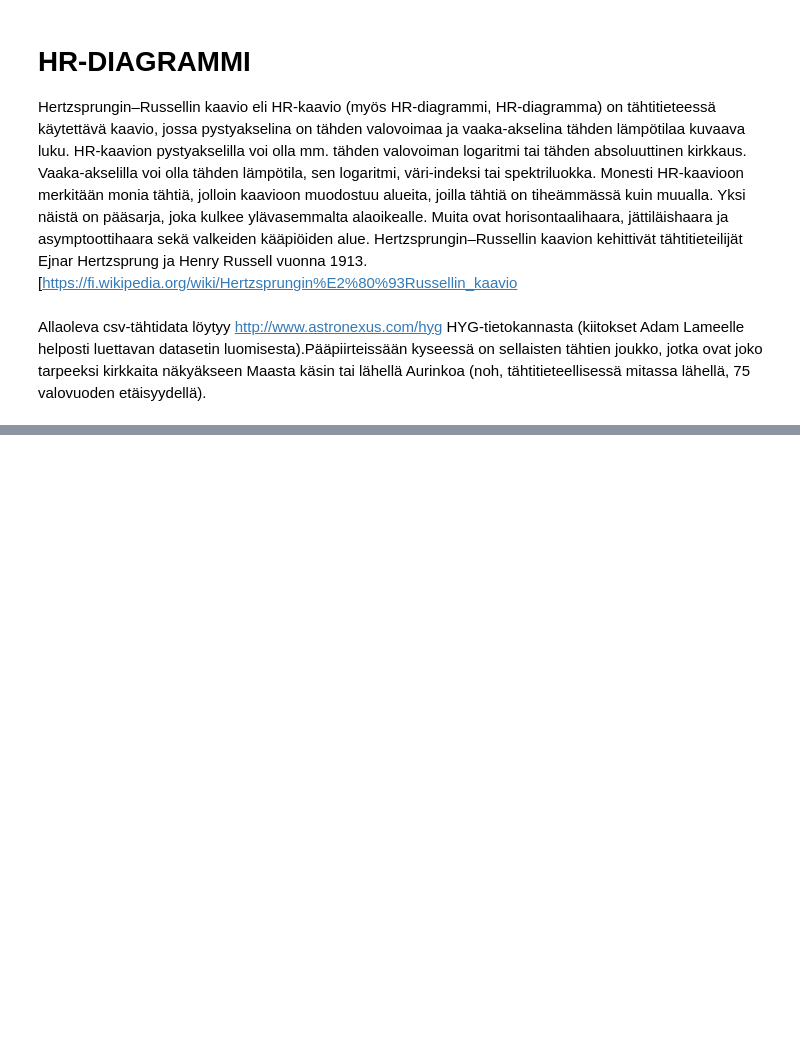
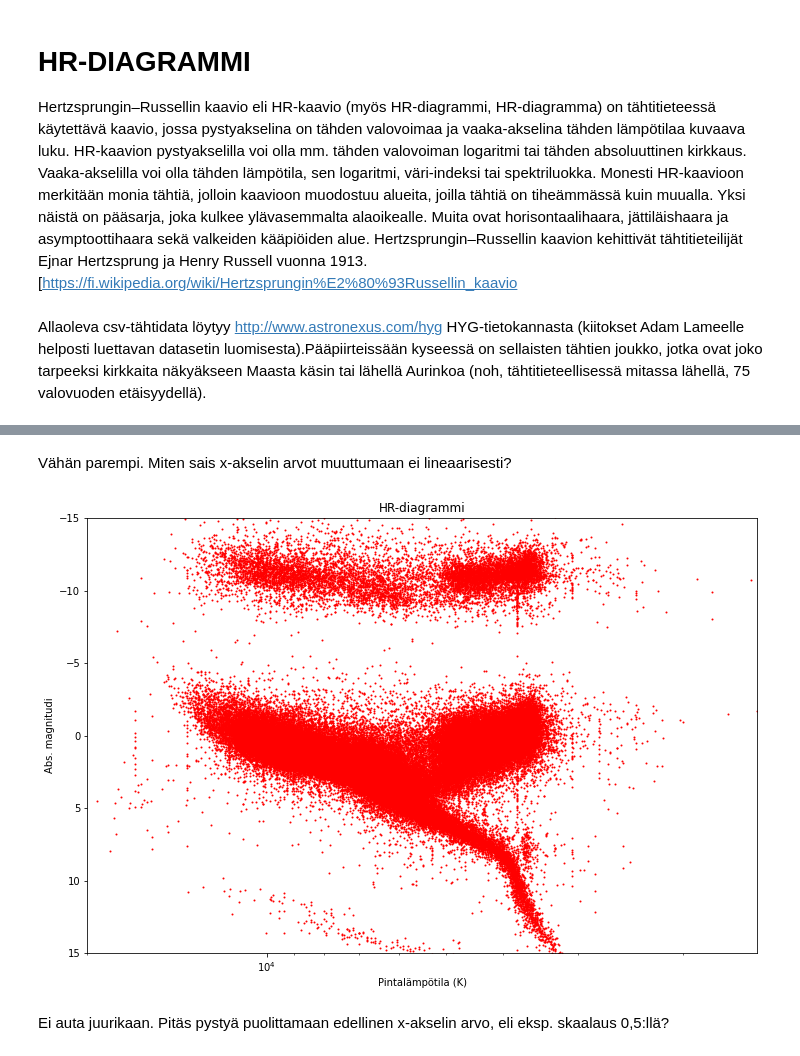
Before and after one commit to luomapet/python3, a Jupyter notebook: HR_diagrammi.ipynb, the cells around one changed output, grey strips where cells are left out. Cells and saved outputs as stored; diff of their text form; code cells hidden in the pictures; blank space fills up the shorter version.

```diff
--- a/HR_diagrammi.ipynb
+++ b/HR_diagrammi.ipynb
@@ -39,0 +61,20 @@ Text(0, 0.5, 'Abs. magnitudi')
+# %% [markdown]
+Vähän parempi. Miten sais x-akselin arvot muuttumaan ei lineaarisesti?
+# %%
+# Taas alkuun samat koodit
+plt.figure(figsize=(12, 8)) # Kuvan koko, ensin vaaka ja sitten pysty
+plt.scatter(taivas.temp,taivas.absmag, s = 1, color='red') # s:llä asetetaan pisteen koko pieneksi
+
+plt.xlim(20000, 1500) # käännetään x-akselin arvot
+plt.ylim(15,-15)
+plt.xscale("log")
+
+plt.title("HR-diagrammi")
+plt.xlabel("Pintalämpötila (K)")
+plt.ylabel("Abs. magnitudi")
+
+plt.show() # Mitä tämä tekee, ts. kuvaaja piirtyy ilmankin
+# %% [output]
+[figure, added]
+# %% [markdown]
+Ei auta juurikaan. Pitäs pystyä puolittamaan edellinen x-akselin arvo, eli eksp. skaalaus 0,5:llä?
```
Also changed, not shown: parts of 4 cells of this notebook.
